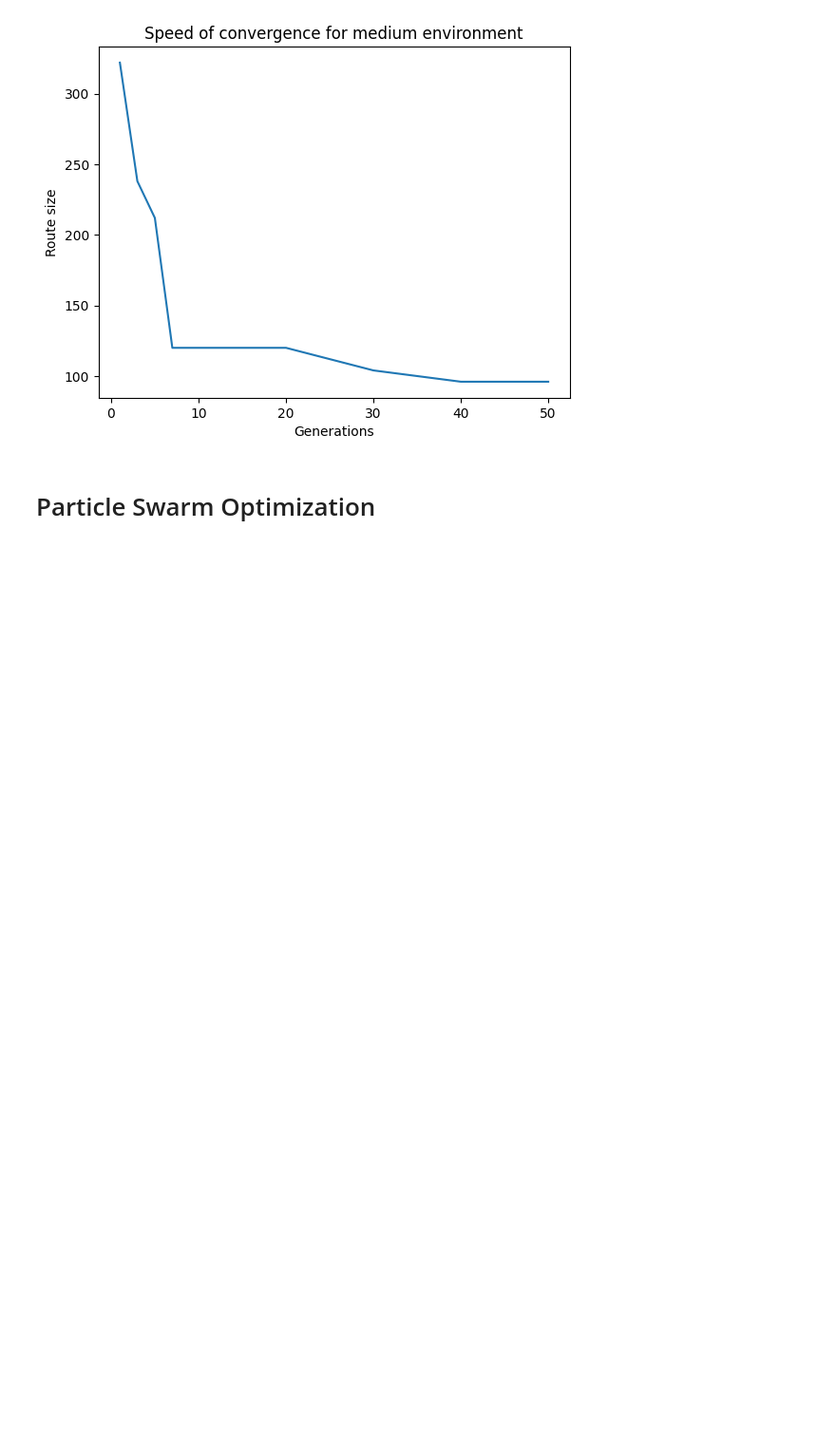
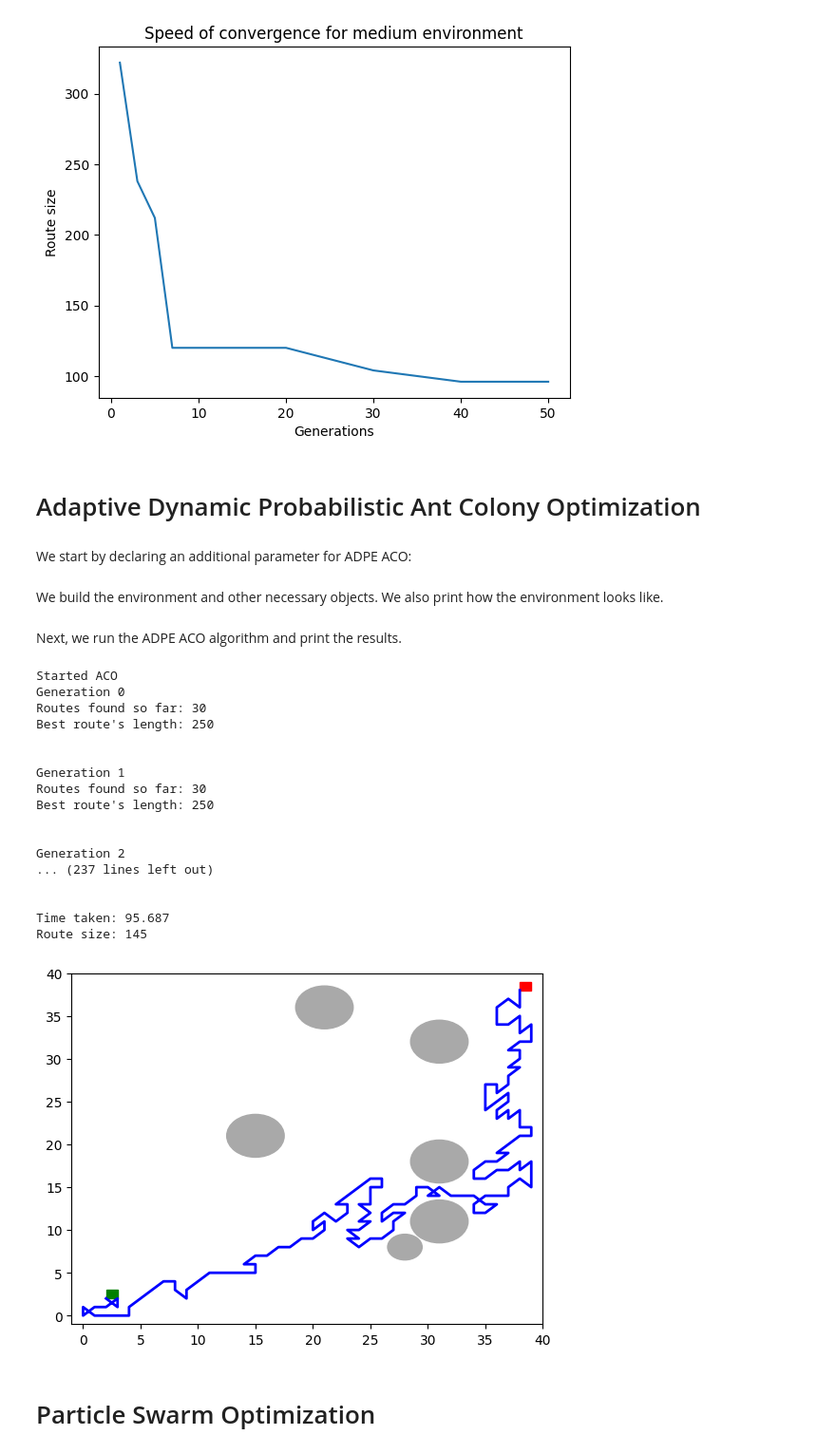
Before and after one commit to umenzi/bio-inspired_algorithms, a Jupyter notebook: src/Main.ipynb, the cells around one changed output. Shown: that part at 95% size. Drawn from its saved outputs; the diff is of its cells as text; code cells hidden in the pictures; blank space fills up the shorter version.

Commit message:
Distinguished ACO from ADPE ACO

```diff
--- a/src/Main.ipynb
+++ b/src/Main.ipynb
@@ -148,3 +148,7 @@ Generation 49
 Routes found so far: 20
 Best route's length: 96
 [figure]
+# %% [markdown]
+# Adaptive Dynamic Probabilistic Ant Colony Optimization
+# %% [markdown]
+We start by declaring an additional parameter for ADPE ACO:
@@ -151,3 +157,51 @@ Best route's length: 96
+# %% [markdown]
+We build the environment and other necessary objects. We also print how the environment looks like.
+# %%
+# Construct the optimization objects
+# environment = ACOEnvironment.create_environment(width, height, obstacles, start_pos=start_pos, end_pos=end_pos)
+aco_environment = ACOEnvironment.create_from_environment(environment)
+adpe_aco = ADPE_AntColonyOptimization(aco_environment, aco_agents_per_generation, aco_no_generations, aco_q, aco_evaporation, convergence_iter, aco_no_change_iter, trail, aco_sigma_elite, step_size, num_processes=6)
+# %% [markdown]
+Next, we run the ADPE ACO algorithm and print the results.
+# %%
+# Save starting time
+start_time = int(round(time.time() * 1000))
+
+print("Started ACO")
+
+# Run optimization
+shortest_route, checkpoints = adpe_aco.find_shortest_route(spec, print_progress=True)
+
+# Print time taken
+print("Time taken: " + str((int(round(time.time() * 1000)) - start_time) / 1000.0))
+
+# Save solution
+# shortest_route.write_to_file("./../data/hard_solution.txt")
+
+# Print route size
+print("Route size: " + str(shortest_route.size()))
+
+# Print route path
+aco_environment.visualize_environment(shortest_route)
+# %% [output]
+Started ACO
+Generation 0
+Routes found so far: 30
+Best route's length: 250
+
+
+Generation 1
+Routes found so far: 30
+Best route's length: 250
+
+
+Generation 2
+... (237 lines left out)
+
+
+Time taken: 95.687
+Route size: 145
+[figure, added]
 # %% [markdown]
 # Particle Swarm Optimization
 # %% [markdown]
```
Also changed, not shown: parts of 8 cells of this notebook, 1 other file.
